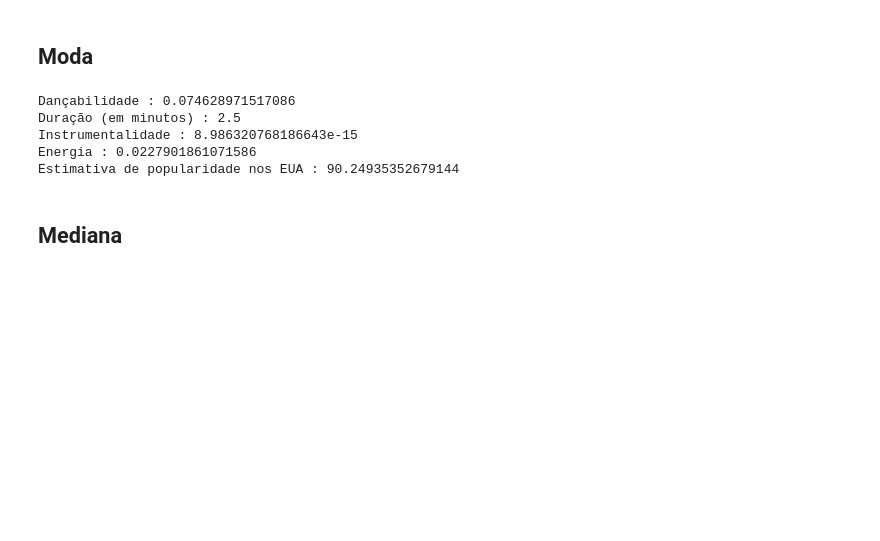
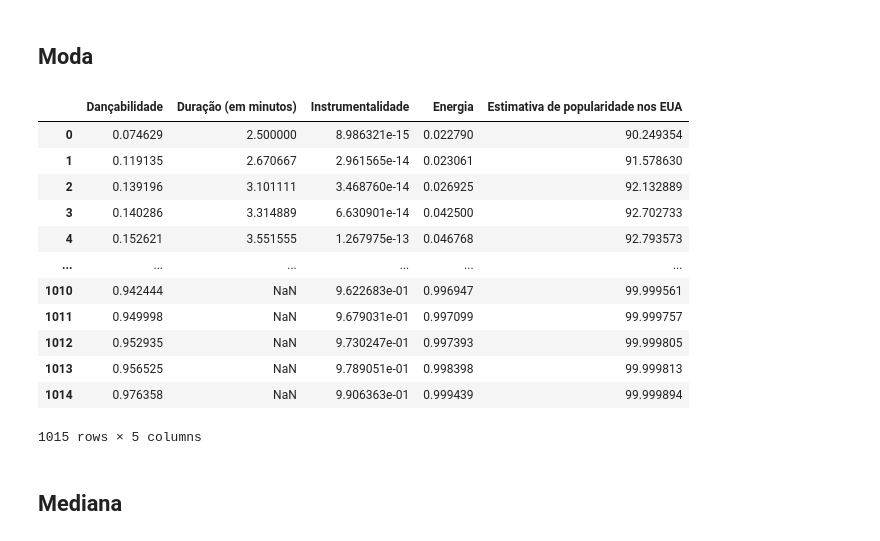
Before and after one commit to brenno-novais/mqa, a Jupyter notebook: analise_descritiva.ipynb, the cells around one changed output. Drawn from its saved outputs; the diff is of its cells as text; code cells hidden in the pictures; blank space fills up the shorter version.

```diff
--- a/analise_descritiva.ipynb
+++ b/analise_descritiva.ipynb
@@ -61,14 +61,21 @@ dtype: float64
 # %% [markdown]
 ## Moda
 # %%
-for variavel in variaveis_quantitativas:
-    print(variavel ,':', df.mode()[variavel][0])
+df[variaveis_quantitativas].mode()
 # %% [output]
+|  | Dançabilidade | Duração (em minutos) | Instrumentalidade | Energia | Estimativa de popularidade nos EUA |
+| 0 | 0.074629 | 2.500000 | 8.986321e-15 | 0.022790 | 90.249354 |
+| 1 | 0.119135 | 2.670667 | 2.961565e-14 | 0.023061 | 91.578630 |
+| 2 | 0.139196 | 3.101111 | 3.468760e-14 | 0.026925 | 92.132889 |
+| 3 | 0.140286 | 3.314889 | 6.630901e-14 | 0.042500 | 92.702733 |
+| 4 | 0.152621 | 3.551555 | 1.267975e-13 | 0.046768 | 92.793573 |
+| ... | ... | ... | ... | ... | ... |
+| 1010 | 0.942444 | NaN | 9.622683e-01 | 0.996947 | 99.999561 |
+| 1011 | 0.949998 | NaN | 9.679031e-01 | 0.997099 | 99.999757 |
+| 1012 | 0.952935 | NaN | 9.730247e-01 | 0.997393 | 99.999805 |
+| 1013 | 0.956525 | NaN | 9.789051e-01 | 0.998398 | 99.999813 |
+| 1014 | 0.976358 | NaN | 9.906363e-01 | 0.999439 | 99.999894 |
-Dançabilidade : 0.074628971517086
-Duração (em minutos) : 2.5
-Instrumentalidade : 8.986320768186643e-15
-Energia : 0.0227901861071586
-Estimativa de popularidade nos EUA : 90.24935352679144
+1015 rows × 5 columns
 # %% [markdown]
 ## Mediana
 # %%
```
Also changed, not shown: 2 other files.
